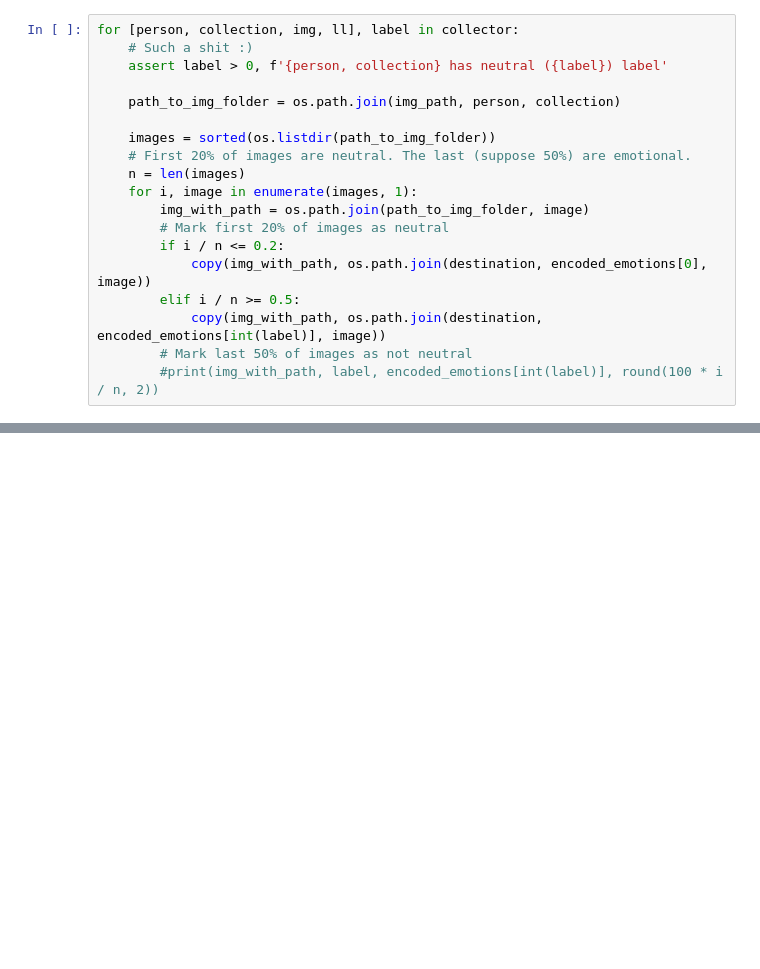
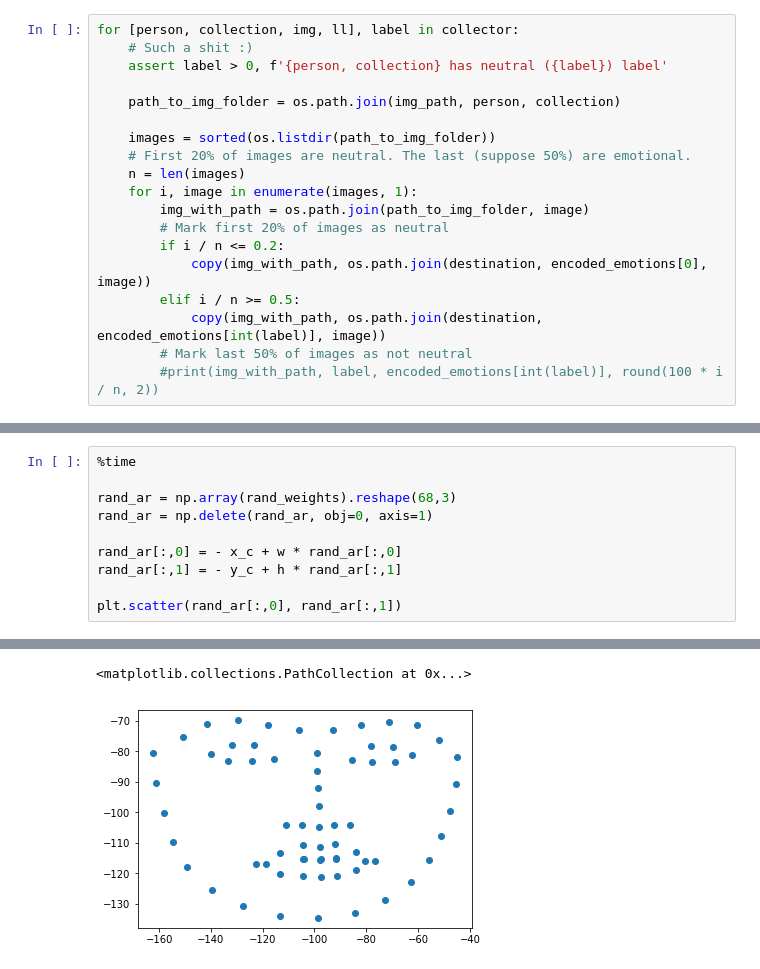
Before and after one commit to yuriimchg/emotions_from_webcam, a Jupyter notebook: training/research.ipynb, the cells around one changed output, grey strips where cells are left out. Saved outputs shown, nothing was run; the diff lists cells and outputs as text; blank space fills up the shorter version.

```diff
--- a/training/research.ipynb
+++ b/training/research.ipynb
@@ -113,0 +364,11 @@ Now go to folders & throw out some images manually (especially from the neutral
+# %%
+%time
+
+rand_ar = np.array(rand_weights).reshape(68,3)
+rand_ar = np.delete(rand_ar, obj=0, axis=1)
+
+rand_ar[:,0] = - x_c + w * rand_ar[:,0]
+rand_ar[:,1] = - y_c + h * rand_ar[:,1]
+
+plt.scatter(rand_ar[:,0], rand_ar[:,1])
+# %% [output]
@@ -113,0 +377,2 @@ Now go to folders & throw out some images manually (especially from the neutral
+<matplotlib.collections.PathCollection at 0x...>
+[figure, added]
```
Also changed, not shown: parts of 38 cells of this notebook.
